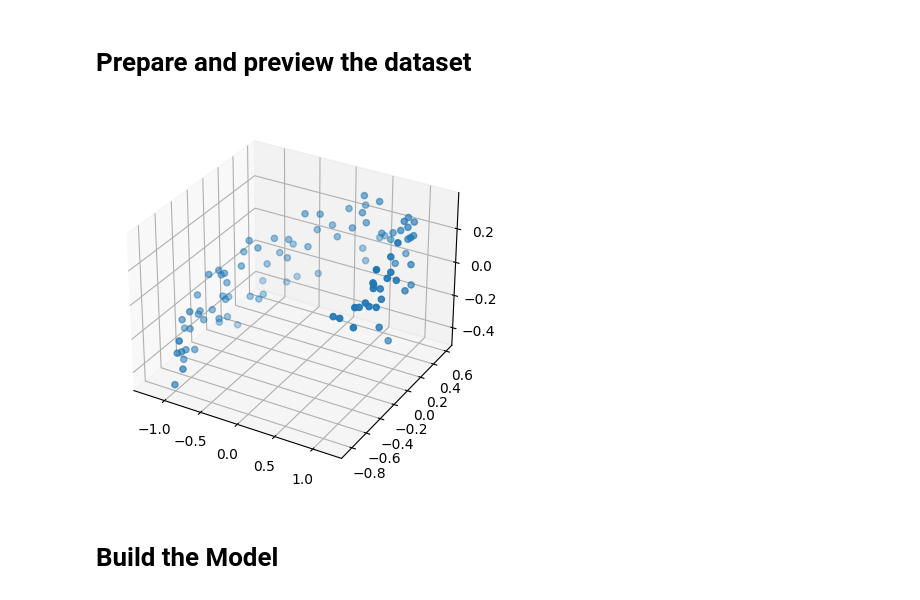
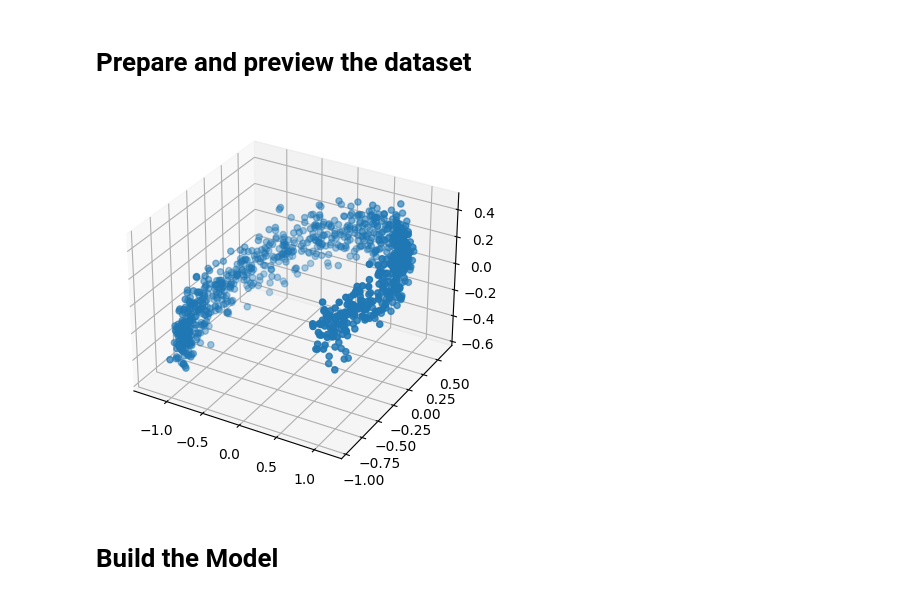
Before and after one commit to yeesem/Advanced-Tensorflow-Specialization, a Jupyter notebook: Simple_Auto_Encoder.ipynb, the cells around one changed output. Cells and saved outputs as stored; diff of their text form; code cells hidden in the pictures.

```diff
--- a/Simple_Auto_Encoder.ipynb
+++ b/Simple_Auto_Encoder.ipynb
@@ -21,15 +23,24 @@ def generate_data(m):
     data[:,2] = data[:, 0] * 0.1 + data[:, 1] * 0.3 + 0.1 * np.random.randn(m)
 
     return data
-# %%
-X_train = generate_data(100)
-X_train = X_train - X_train.mean(axis = 0,keepdims = 0)
-
-# Preview the data
-ax = plt.axes(projection = '3d')
-ax.scatter3D(X_train[:,0],X_train[:,1],X_train[:,2],cmap = 'Reds');
-# %% [output]
-[figure, removed]
+# %%
+X_train = generate_data(1000)
+
+# X_train.mean(axis=0): This calculates the mean of X_train along the specified axis.
+# Here, axis=0 means the mean is computed for each column (feature) of the data.
+
+# keepdims=0: The keepdims parameter in numpy.mean controls whether the reduced dimensions
+# are kept in the result. When keepdims=0 (which is equivalent to False), the reduced dimensions
+# (in this case, the dimension along which the mean was computed) are not kept, resulting
+# in a 1-dimensional array of means.
+
+X_train = X_train - X_train.mean(axis = 0,keepdims = 0)
+
+# Preview the data
+ax = plt.axes(projection = '3d')
+ax.scatter3D(X_train[:,0],X_train[:,1],X_train[:,2],cmap = 'Reds');
+# %% [output]
+[figure, added]
 # %% [markdown]
 # Build the Model
 # %%
```
Also changed, not shown: parts of 7 cells of this notebook.
